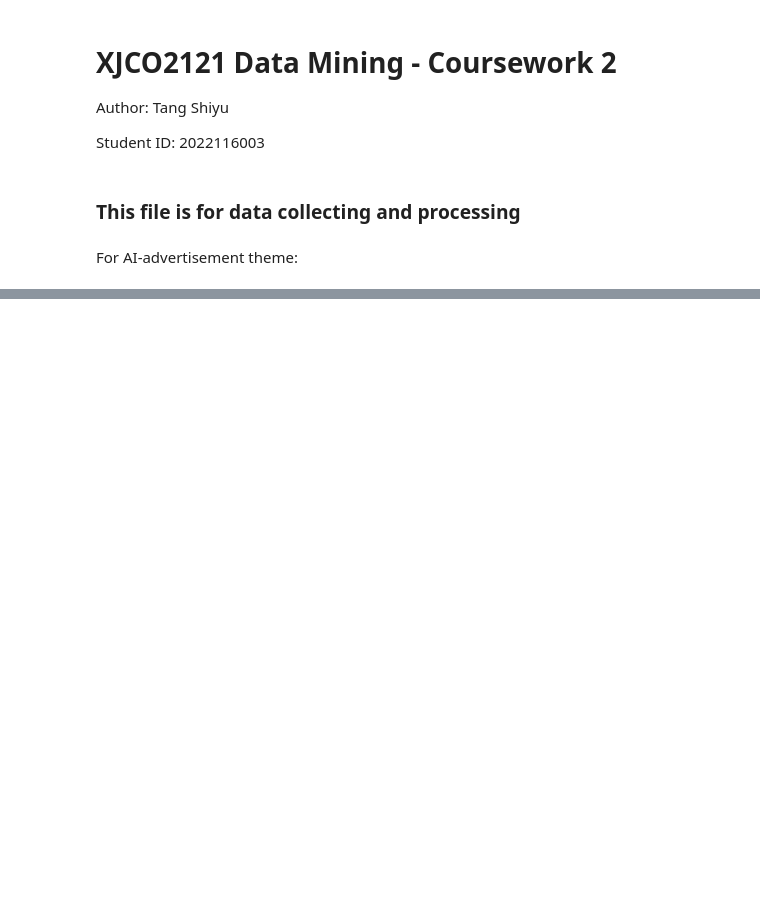
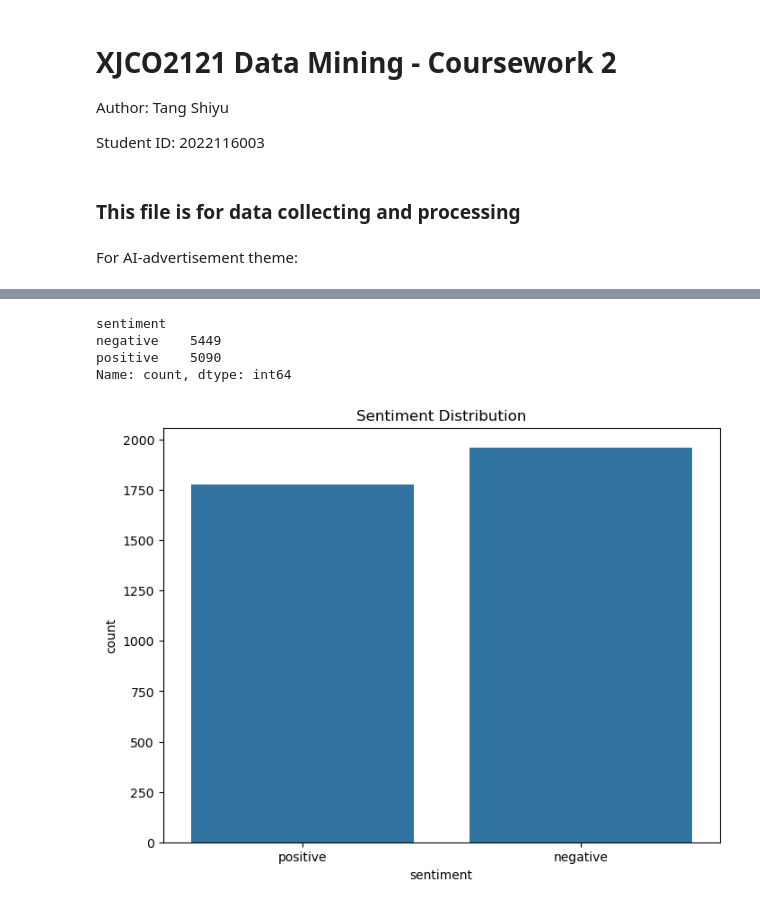
Before and after one commit to Luxraaaaay/Data-Mining, a Jupyter notebook: data_processing.ipynb, the cells around one changed output, grey strips where cells are left out. Saved outputs shown, nothing was run; the diff lists cells and outputs as text; code cells hidden in the pictures; blank space fills up the shorter version.

```diff
--- a/data_processing.ipynb
+++ b/data_processing.ipynb
@@ -10,3 +17,23 @@ import chardet
+# %%
+# Add Chinese stopwords set
+stopwords = set()
+stopword_files = ['baidu_stopwords', 'cn_stopwords', 'hit_stopwords', 'scu_stopwords']
+for file in stopword_files:
+    with open(f'stopwords-master/{file}.txt', 'r', encoding='utf-8') as f:
+        for line in f:
+            word = line.strip()
+            if word:
+                stopwords.add(word)
+
+def preprocess_text_zh(text):
+    # Use jieba to cut the words
+    words = jieba.lcut(text)
+    filtered_words = [word for word in words if word not in stopwords and len(word.strip()) > 0]
+    return ' '.join(filtered_words)
+
+# Define the text divider
+def tokenizer(text):
+    return jieba.lcut(text)
 # %% [markdown]
 ### This file is for data collecting and processing
 # %% [markdown]
@@ -31,7 +58,11 @@ df_ad = pd.concat(dfs)
 # Delete the data with the same comment_id
 df_ad = df_ad.drop_duplicates(subset=['comment_id'])
 print(f'After deleting repeated data, the number of data is {len(df_ad)}')
-df_ad.head()
+# Fill in the missing nickname
+df_ad = df_ad.fillna('匿名用户')
+display(df_ad.head())
+display(df_ad.info())
+display(df_ad.describe())
 # %% [output]
 The number of data in Advertising Planning is 7514
 The number of data in Additional is 7744
@@ -45,0 +101,15 @@ After deleting repeated data, the number of data is 10539
+# %%
+# Check the distribution of the sentiment
+sentiment_distribution = df_ad['sentiment'].value_counts()
+print(sentiment_distribution)
+
+plt.figure(figsize=(8,6))
+sns.countplot(x='sentiment', data=df)
+plt.title('Sentiment Distribution')
+plt.show()
+# %% [output]
+sentiment
+negative    5449
+positive    5090
+Name: count, dtype: int64
+[figure, added]
```
Also changed, not shown: parts of 5 cells of this notebook, 4 other files.
